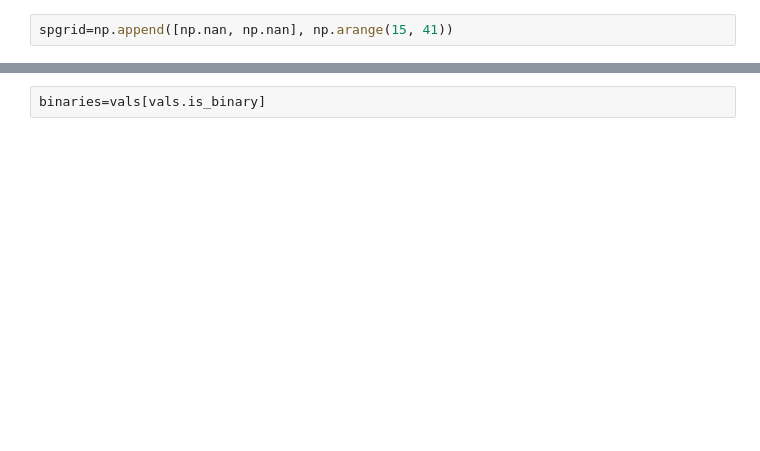
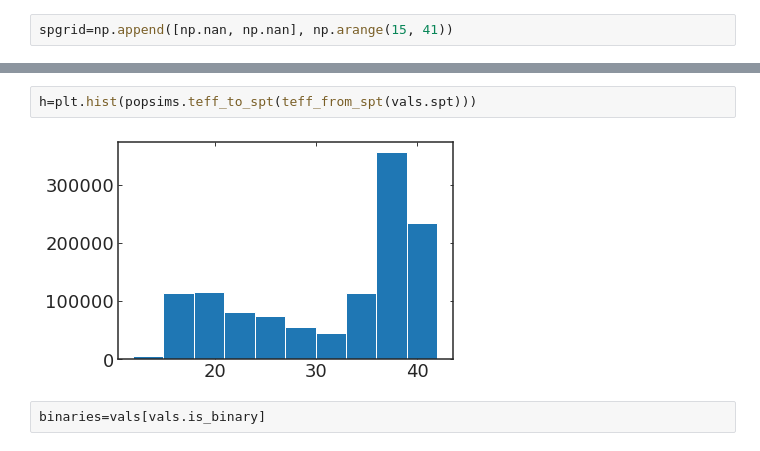
Before and after one commit to caganze/popsims, a Jupyter notebook: notebooks/Binaries.ipynb, the cells around one changed output, grey strips where cells are left out. Saved outputs shown, nothing was run; the diff lists cells and outputs as text; blank space fills up the shorter version.

```diff
--- a/notebooks/Binaries.ipynb
+++ b/notebooks/Binaries.ipynb
@@ -133,2 +148,6 @@ ax.set(ylabel='Teff', xlabel='SpT')
+# %%
+h=plt.hist(popsims.teff_to_spt(teff_from_spt(vals.spt)))
+# %% [output]
+[figure, added]
 # %%
 binaries=vals[vals.is_binary]
```
Also changed, not shown: parts of 15 cells of this notebook, 12 other files.
